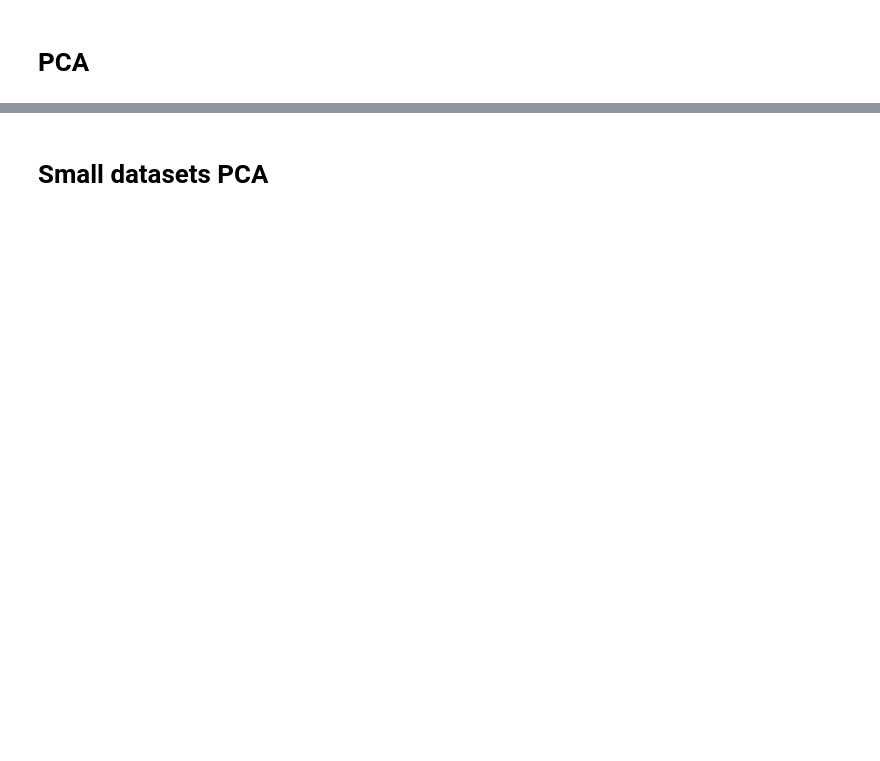
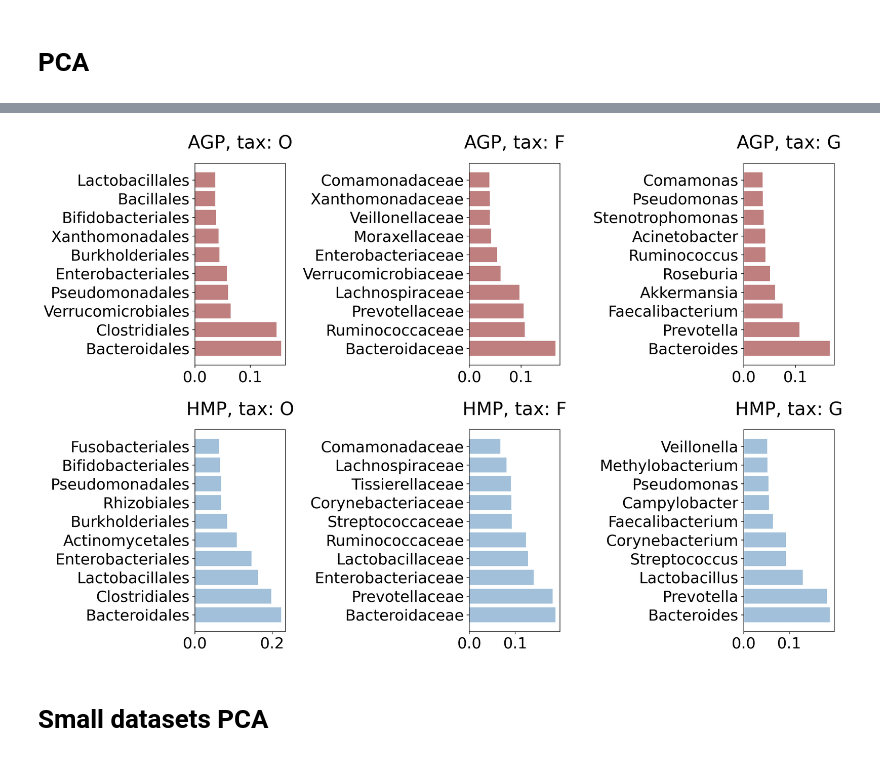
Before and after one commit to blufzzz/Human-Gut-Enterotypes-Analysis, a Jupyter notebook: Preprocessing.ipynb, the cells around one changed output, grey strips where cells are left out. Cells and saved outputs as stored; diff of their text form; code cells hidden in the pictures; blank space fills up the shorter version.

```diff
--- a/Preprocessing.ipynb
+++ b/Preprocessing.ipynb
@@ -352,35 +251,33 @@ label
 # %%
-# nshow = 10
+nshow = 10
 
-# sorted_cols = {}
+sorted_cols = {}
 
-# fig, axes = plt.subplots(ncols=3, nrows=2, figsize=(15,10), sharey=False, dpi=300)
+fig, axes = plt.subplots(ncols=3, nrows=2, figsize=(15,10), sharey=False, dpi=250)
 
-# for i,dataset_name in enumerate(['AGP', 'HMP']):
-#     for j,tax in enumerate(['o', 'f', 'g']):
+for i,dataset_name in enumerate(['AGP', 'HMP']):
+    for j,tax in enumerate(['o', 'f', 'g']):
 
-#         label = '_'.join([dataset_name, tax])
-#         score_label = scores[label]
+        label = '_'.join([dataset_name, tax])
+        score_label = scores[label]
 
-#         scores_argsort = score_label.argsort()[::-1]
+        scores_argsort = score_label.argsort()[::-1]
 
-#         scores_sorted = score_label[scores_argsort]
-#         labels_sorted = np.array(cols[label])[scores_argsort]
+        scores_sorted = score_label[scores_argsort]
+        labels_sorted = np.array(cols[label])[scores_argsort]
 
-# #         plt.figure(figsize=(5,10))
+        axes[i,j].barh(labels_sorted[:nshow],
+                scores_sorted[:nshow],
+                alpha=0.5,
+                color=color_dict[dataset_name]
+               )
 
-#         axes[i,j].barh(labels_sorted[:nshow],
-#                 scores_sorted[:nshow],
-#                 alpha=0.5,
-#                 color=color_dict[dataset_name]
-#                )
+        axes[i,j].set_title(dataset_name + f', tax: {tax.capitalize()}')
 
-#         axes[i,j].set_title(dataset_name + f', tax: {tax.capitalize()}')
-# #     plt.xticks(rotation=90)
-
-# plt.tight_layout()
-
-# plt.show()
+plt.tight_layout()
+plt.show()
+# %% [output]
+[figure, added]
 # %% [markdown]
 # Small datasets PCA
 # %%
```
Also changed, not shown: parts of 25 cells of this notebook, 8 other files.
